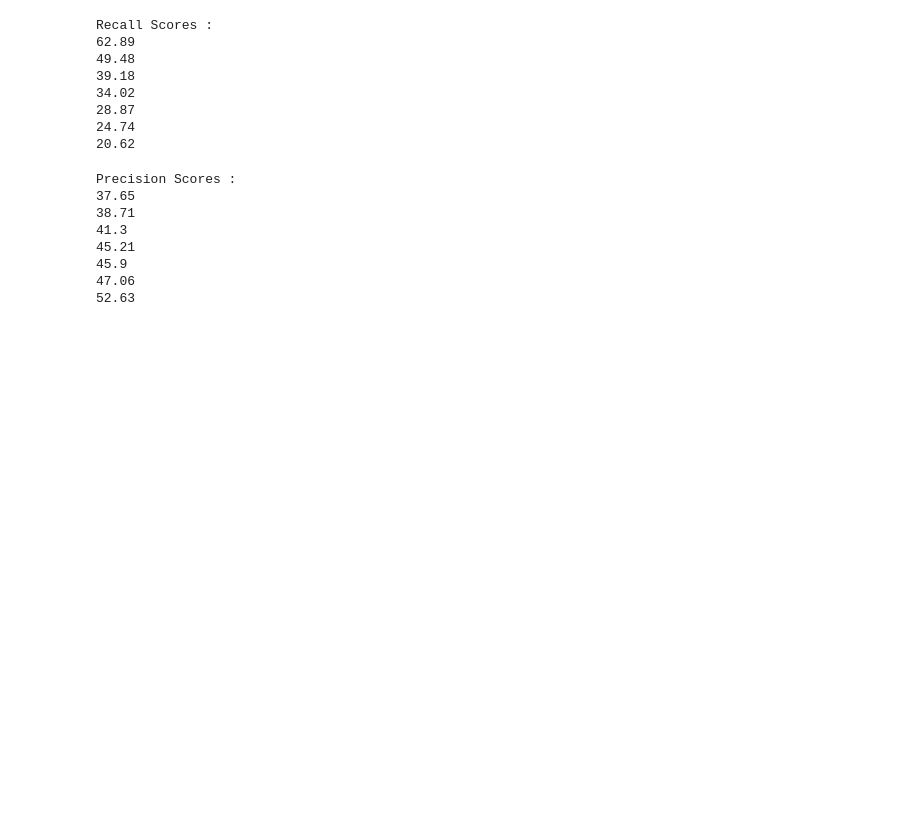
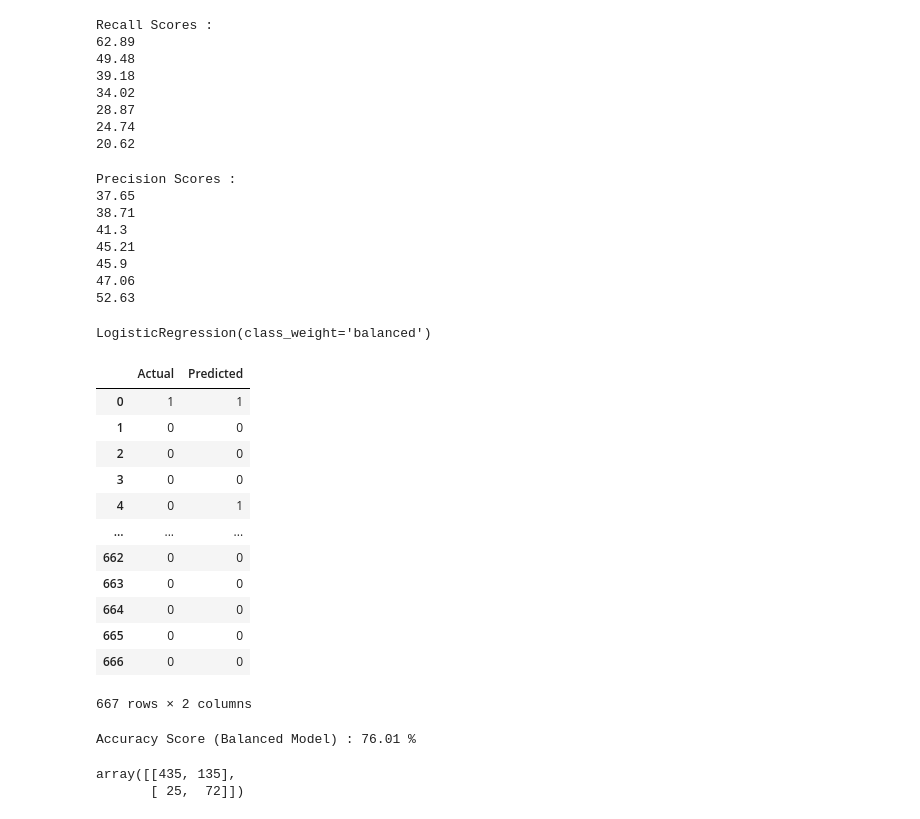
Before and after one commit to khanim-abdullayeva/Telecom-Customer-Churn-Retention-Analysis, a Jupyter notebook: ml/telecom_churn_prediction.ipynb, the cells around one changed output. Drawn from its saved outputs; the diff is of its cells as text; code cells hidden in the pictures; blank space fills up the shorter version.

Commit message:
Create a balanced Logistic Regression model

```diff
--- a/ml/telecom_churn_prediction.ipynb
+++ b/ml/telecom_churn_prediction.ipynb
@@ -204,3 +204,47 @@ Precision Scores :
 45.9
 47.06
 52.63
+# %%
+# Create a balanced Logistic Regression model
+balanced_model = LogisticRegression(class_weight="balanced")
+balanced_model.fit(X_train_scaled, y_train)
+# %% [output]
+LogisticRegression(class_weight='balanced')
+# %%
+# Predict churn probabilities using the balanced model
+y_balanced_prob = balanced_model.predict_proba(X_test_scaled)
+y_balanced_churn_prob = y_balanced_prob[:, 1]
+
+# Predict churn classes using the balanced model
+y_balanced_pred = balanced_model.predict(X_test_scaled)
+# %%
+comparison_balanced = pd.DataFrame({
+    "Actual" : y_test.values,
+    "Predicted" : y_balanced_pred}
+)
+comparison_balanced
+# %% [output]
+|  | Actual | Predicted |
+| 0 | 1 | 1 |
+| 1 | 0 | 0 |
+| 2 | 0 | 0 |
+| 3 | 0 | 0 |
+| 4 | 0 | 1 |
+| ... | ... | ... |
+| 662 | 0 | 0 |
+| 663 | 0 | 0 |
+| 664 | 0 | 0 |
+| 665 | 0 | 0 |
+| 666 | 0 | 0 |
+667 rows × 2 columns
+# %%
+accuracy_balanced = accuracy_score(y_test, y_balanced_pred)
+print(f"Accuracy Score (Balanced Model) : {accuracy_balanced * 100 :.2f} %")
+# %% [output]
+Accuracy Score (Balanced Model) : 76.01 %
+# %%
+cm_b = confusion_matrix(y_test, y_balanced_pred)
+cm_b
+# %% [output]
+array([[435, 135],
+       [ 25,  72]])
```
Also changed, not shown: parts of 1 cell of this notebook.
